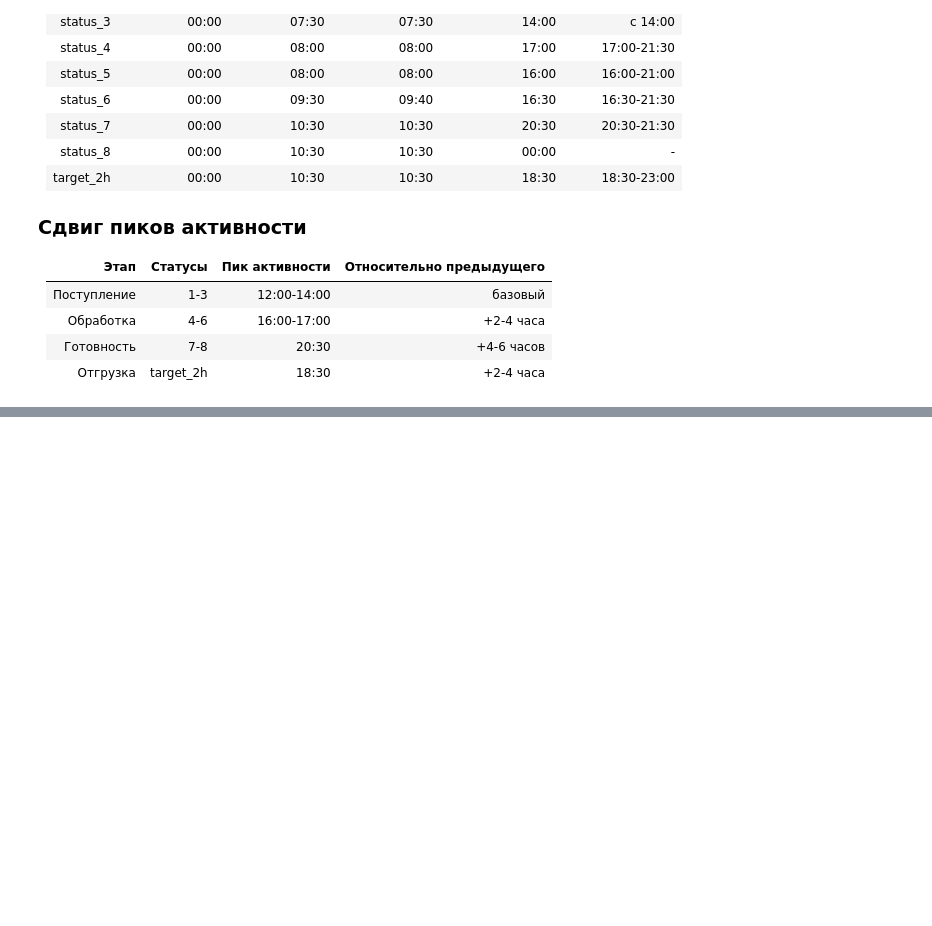
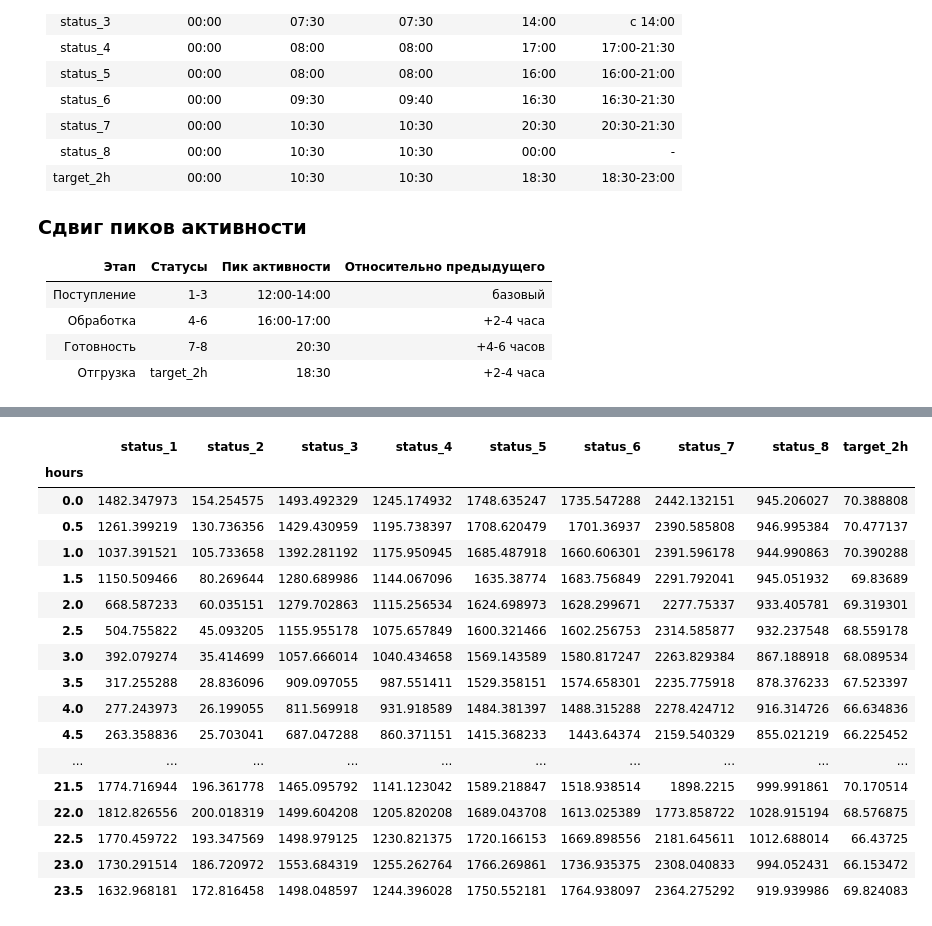
Before and after one commit to Makiavelly/Warehouse-logistics-automation-RWB, a Jupyter notebook: WarehouseLogisticsAutomation.ipynb, the cells around one changed output, grey strips where cells are left out. Cells and saved outputs as stored; diff of their text form; code cells hidden in the pictures; blank space fills up the shorter version.

Commit message:
rough solution without trainable models

```diff
--- a/WarehouseLogisticsAutomation.ipynb
+++ b/WarehouseLogisticsAutomation.ipynb
@@ -356,0 +407,12 @@ density_dayweek_time()
+# %%
+df_temp = df.drop('timestamp', axis=1, inplace=False)
+
+df_train = pd.DataFrame(columns=df_temp.columns)
+df_test = pd.DataFrame(columns=df_temp.columns)
+
+first_test_index = round(4342*0.8)
+
+for group, data in df_temp.groupby(["office_from_id", "route_id"]):
+    df_train = pd.concat([df_train, data.reset_index(drop=True).iloc[:first_test_index]], ignore_index=True)
+    df_test = pd.concat([df_test, data.reset_index(drop=True).iloc[first_test_index:]], ignore_index=True)
+df_train
@@ -356,0 +433,3 @@ density_dayweek_time()
+# %%
+df_train_temp = df_train.drop(['office_from_id', 'route_id'], axis=1, inplace=False)
+df_train_temp
@@ -356,0 +450,22 @@ density_dayweek_time()
+# %%
+df_mean_value = df_train_temp.groupby('hours').mean()
+df_mean_value
+# %% [output]
+|  | status_1 | status_2 | status_3 | status_4 | status_5 | status_6 | status_7 | status_8 | target_2h |
+| hours |  |  |  |  |  |  |  |  |  |
+| 0.0 | 1482.347973 | 154.254575 | 1493.492329 | 1245.174932 | 1748.635247 | 1735.547288 | 2442.132151 | 945.206027 | 70.388808 |
+| 0.5 | 1261.399219 | 130.736356 | 1429.430959 | 1195.738397 | 1708.620479 | 1701.36937 | 2390.585808 | 946.995384 | 70.477137 |
+| 1.0 | 1037.391521 | 105.733658 | 1392.281192 | 1175.950945 | 1685.487918 | 1660.606301 | 2391.596178 | 944.990863 | 70.390288 |
+| 1.5 | 1150.509466 | 80.269644 | 1280.689986 | 1144.067096 | 1635.38774 | 1683.756849 | 2291.792041 | 945.051932 | 69.83689 |
+| 2.0 | 668.587233 | 60.035151 | 1279.702863 | 1115.256534 | 1624.698973 | 1628.299671 | 2277.75337 | 933.405781 | 69.319301 |
+| 2.5 | 504.755822 | 45.093205 | 1155.955178 | 1075.657849 | 1600.321466 | 1602.256753 | 2314.585877 | 932.237548 | 68.559178 |
+| 3.0 | 392.079274 | 35.414699 | 1057.666014 | 1040.434658 | 1569.143589 | 1580.817247 | 2263.829384 | 867.188918 | 68.089534 |
+| 3.5 | 317.255288 | 28.836096 | 909.097055 | 987.551411 | 1529.358151 | 1574.658301 | 2235.775918 | 878.376233 | 67.523397 |
+| 4.0 | 277.243973 | 26.199055 | 811.569918 | 931.918589 | 1484.381397 | 1488.315288 | 2278.424712 | 916.314726 | 66.634836 |
+| 4.5 | 263.358836 | 25.703041 | 687.047288 | 860.371151 | 1415.368233 | 1443.64374 | 2159.540329 | 855.021219 | 66.225452 |
+| ... | ... | ... | ... | ... | ... | ... | ... | ... | ... |
+| 21.5 | 1774.716944 | 196.361778 | 1465.095792 | 1141.123042 | 1589.218847 | 1518.938514 | 1898.2215 | 999.991861 | 70.170514 |
+| 22.0 | 1812.826556 | 200.018319 | 1499.604208 | 1205.820208 | 1689.043708 | 1613.025389 | 1773.858722 | 1028.915194 | 68.576875 |
+| 22.5 | 1770.459722 | 193.347569 | 1498.979125 | 1230.821375 | 1720.166153 | 1669.898556 | 2181.645611 | 1012.688014 | 66.43725 |
+| 23.0 | 1730.291514 | 186.720972 | 1553.684319 | 1255.262764 | 1766.269861 | 1736.935375 | 2308.040833 | 994.052431 | 66.153472 |
+| 23.5 | 1632.968181 | 172.816458 | 1498.048597 | 1244.396028 | 1750.552181 | 1764.938097 | 2364.275292 | 919.939986 | 69.824083 |
```
Also changed, not shown: parts of 18 cells of this notebook.
